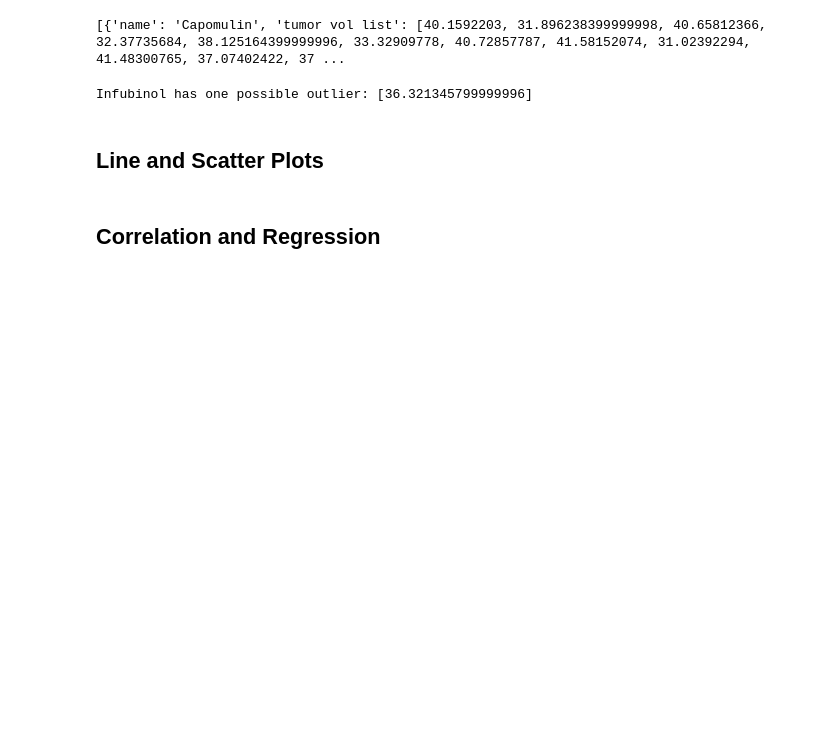
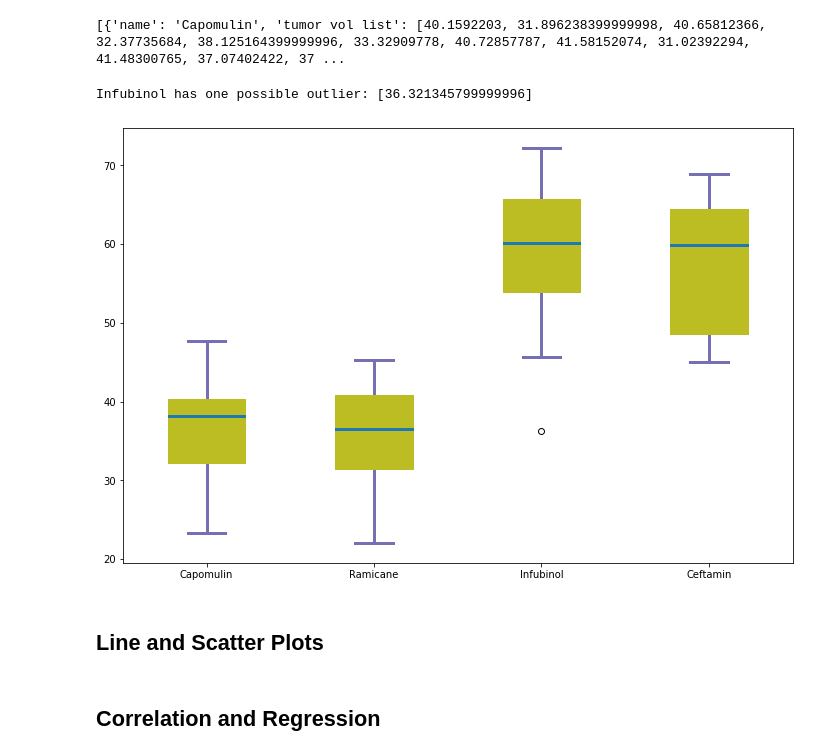
Before and after one commit to ande3674/matplotlib-challenge, a Jupyter notebook: pymaceuticals_starter.ipynb, the cells around one changed output. Saved outputs shown, nothing was run; the diff lists cells and outputs as text; code cells hidden in the pictures; blank space fills up the shorter version.

```diff
--- a/pymaceuticals_starter.ipynb
+++ b/pymaceuticals_starter.ipynb
@@ -352,3 +357,29 @@ Infubinol has one possible outlier: [36.321345799999996]
+# %%
+# Generate a box plot of the final tumor volume of each mouse across four regimens of interest
+# Create a figure instance
+fig = plt.figure(1, figsize=(12, 8))
+# Create an axes instance
+ax = fig.add_subplot(111)
+# Create the boxplot
+data_to_plot = [d['tumor vol list'] for d in drug_dict_list]
+bp = ax.boxplot(data_to_plot, patch_artist=True)
+
+# Format the boxplot
+ax.set_xticklabels(drug_list)
+## change outline color, fill color and linewidth of the boxes
+for box in bp['boxes']:
+    box.set( color='#bcbd22', linewidth=3)
+## change color and linewidth of the medians
+for median in bp['medians']:
+    median.set(color='#1f77b4', linewidth=3)
+## change color and linewidth of the whiskers
+for whisker in bp['whiskers']:
+    whisker.set(color='#7570b3', linewidth=3)
+## change color and linewidth of the caps
+for cap in bp['caps']:
+    cap.set(color='#7570b3', linewidth=3)
+# %% [output]
+[figure, added]
 # %% [markdown]
 ## Line and Scatter Plots
 # %%
```
Also changed, not shown: parts of 3 cells of this notebook.
